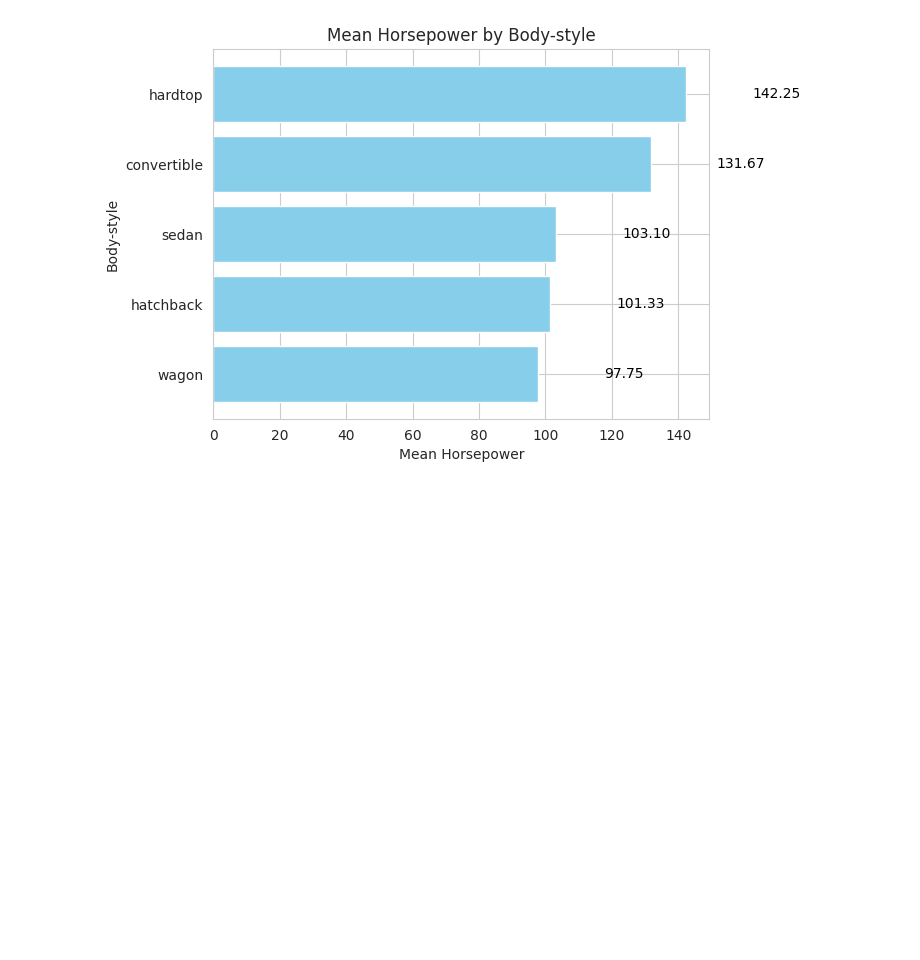
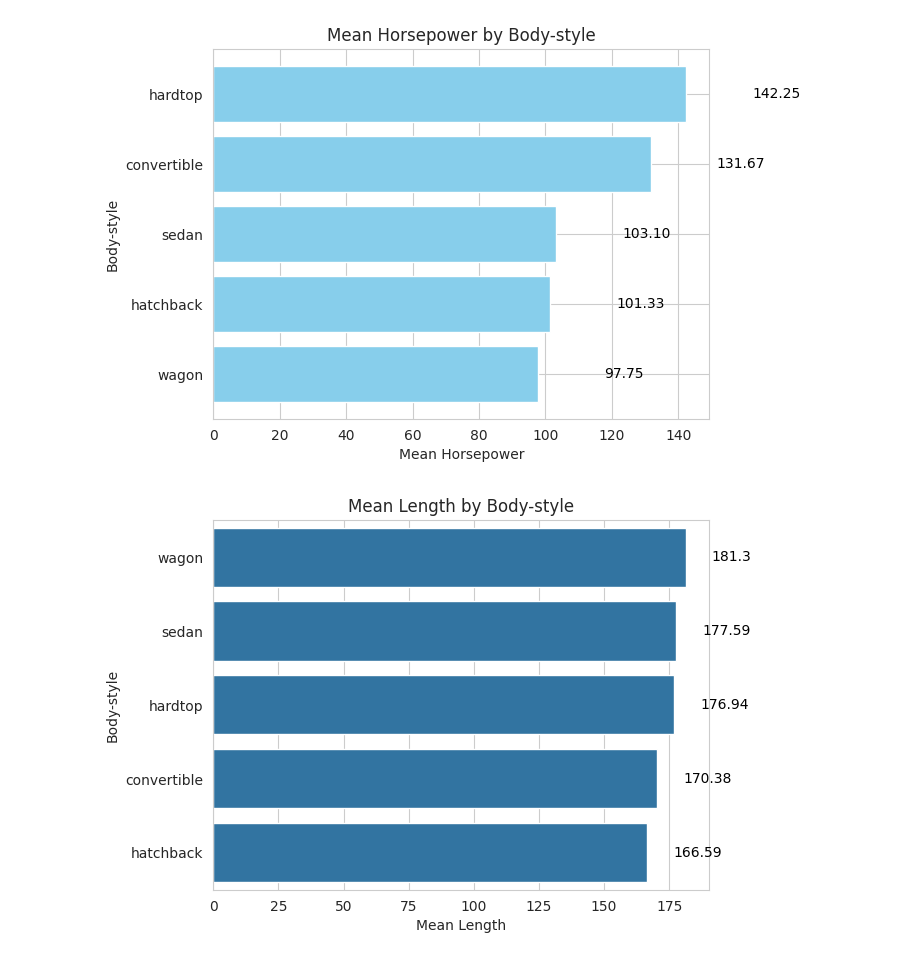
Before and after one commit to shannonshih/Tibame_GAD245-Practice-HW_0122, a Jupyter notebook: 05_03_LAB_Automobile.ipynb, the cells around one changed output. Cells and saved outputs as stored; diff of their text form; code cells hidden in the pictures; blank space fills up the shorter version.

```diff
--- a/05_03_LAB_Automobile.ipynb
+++ b/05_03_LAB_Automobile.ipynb
@@ -510,0 +502,22 @@ plt.show()
+# %%
+# 練習題
+# 找出車長與車種之間是否有關係？
+mean_length = data.groupby("Body-style")["length"].mean().reset_index(name="MeanLength").sort_values(by="MeanLength", ascending=False)
+# mean_length_by_body_style = data.groupby('Body-style')['length'].mean().reset_index(name='MeanLength')
+
+# 繪製圖表
+ax = sns.barplot(mean_length, x="MeanLength", y="Body-style")
+for index, row in mean_length.iterrows():
+    ax.text(row["MeanLength"] + 10,  # 加大水平偏移量
+            mean_length["Body-style"].tolist().index(row["Body-style"]),  # 使用 index 作為 y 坐標
+            round(row["MeanLength"], 2),  # 顯示價格，保留兩位小數
+            color="black",
+            ha="left",  # 水平對齊
+            va="center")  # 垂直對齊
+
+plt.xlabel("Mean Length")
+plt.ylabel("Body-style")
+plt.title("Mean Length by Body-style")
+plt.show()
+# %% [output]
+[figure, added]
```
Also changed, not shown: parts of 21 cells of this notebook.
